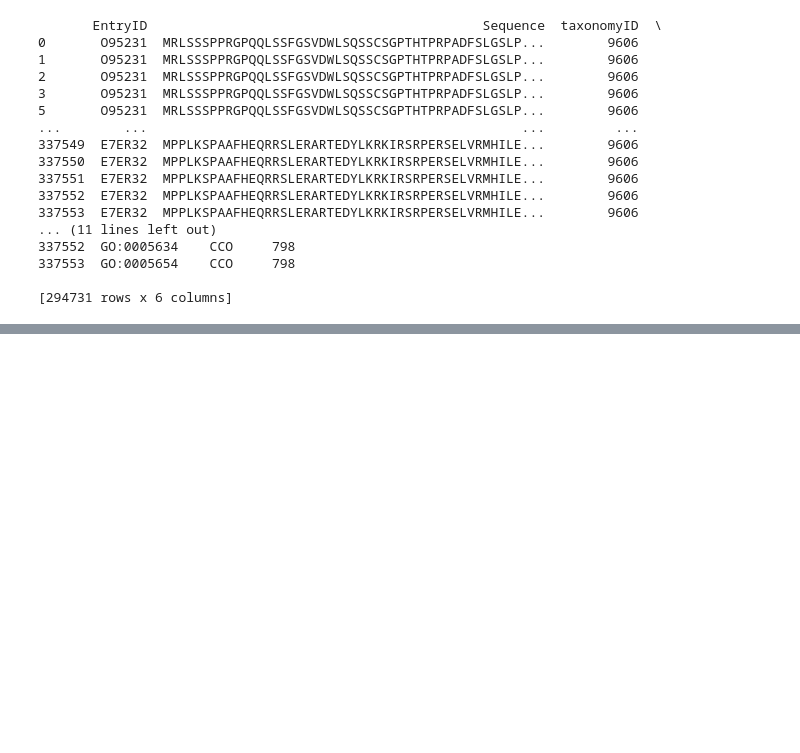
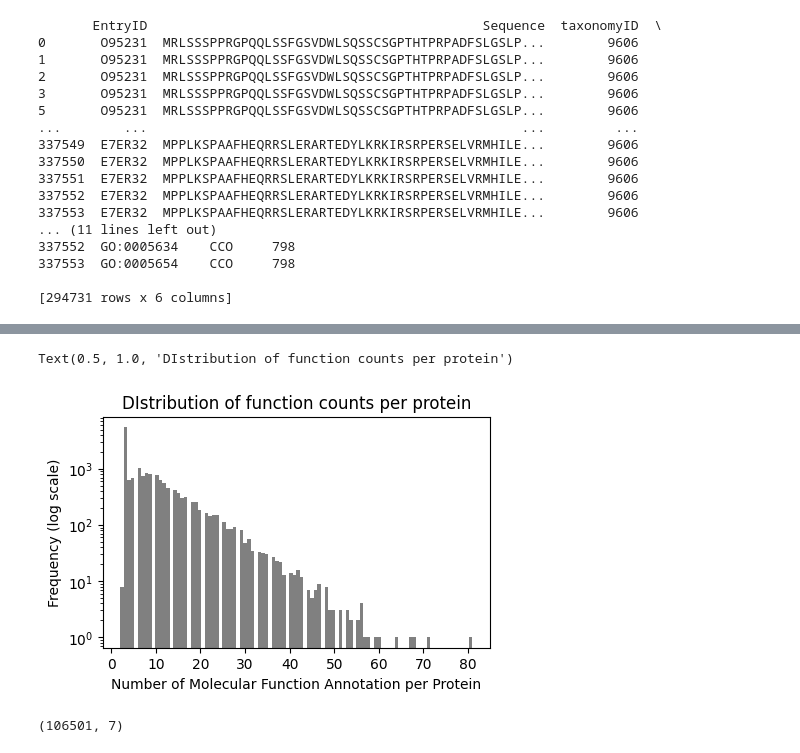
Before and after one commit to justjs4evr/ml-study-notes, a Jupyter notebook: dl_4bio/ch2.ipynb, the cells around one changed output, grey strips where cells are left out. Saved outputs shown, nothing was run; the diff lists cells and outputs as text; code cells hidden in the pictures; blank space fills up the shorter version.

```diff
--- a/dl_4bio/ch2.ipynb
+++ b/dl_4bio/ch2.ipynb
@@ -376,0 +517,17 @@ You should probably TRAIN this model on a down-stream task to be able to use it
+# %%
+from Bio import SeqIO
+import pandas as pd
+sequences_file = r"C:\Users\justc\Documents\ml-study-notes\ml-study-notes\dlfb-clone\assets\proteins\datasets\train_sequences.fasta"
+fasta_sequences = SeqIO.parse(open(sequences_file), "fasta")
+
+data = []
+for fasta in fasta_sequences:
+    data.append(
+        {
+            "EntryID": fasta.id,
+            "Sequence": str(fasta.seq),
+            "Length": len(fasta.seq),
+        }
+    )
+sequence_df = pd.DataFrame(data)
+print(sequence_df)
@@ -376,0 +549,4 @@ You should probably TRAIN this model on a down-stream task to be able to use it
+# %%
+taxonomy_file = r"C:\Users\justc\Documents\ml-study-notes\ml-study-notes\dlfb-clone\assets\proteins\datasets\train_taxonomy.tsv.zip"
+taxonomy = pd.read_csv(taxonomy_file, sep="\t", compression="infer")
+print(taxonomy)
@@ -376,0 +568,15 @@ You should probably TRAIN this model on a down-stream task to be able to use it
+# %%
+sequence_df = sequence_df.merge(
+    taxonomy,
+    on="EntryID"
+)
+
+# Then filter for human proteins
+sequence_df = sequence_df[sequence_df["taxonomyID"] == 9606]
+
+# Then merge with labels
+sequence_df = sequence_df.merge(labels, on="EntryID")
+print(
+    f'Dataset contains {sequence_df["EntryID"].nunique()} human proteins '
+    f'with {sequence_df["term"].nunique()} molecular functions.'
+)
@@ -376,0 +605,21 @@ You should probably TRAIN this model on a down-stream task to be able to use it
+# %%
+sequence_df.groupby("EntryID")["term"].nunique().plot.hist(
+    bins=100, figsize=(5, 3), color="grey", log=True
+)
+plt.xlabel("Number of Molecular Function Annotation per Protein")
+plt.ylabel("Frequency (log scale)")
+plt.title("DIstribution of function counts per protein")
+# %% [output]
+Text(0.5, 1.0, 'DIstribution of function counts per protein')
+[figure, added]
+# %%
+uninteresting_functions = [
+    "GO:0003674", # "molecular function". applies to 100% of proteins.
+    "GO:0005488", # "binding". applies to 93% of proteins.
+    "GO:0005515", # "protein binding". applies to 89% of proteins
+]
+
+sequence_df = sequence_df[~sequence_df["term"].isin(uninteresting_functions)]
+sequence_df.shape
+# %% [output]
+(106501, 7)
```
Also changed, not shown: parts of 55 cells of this notebook.
